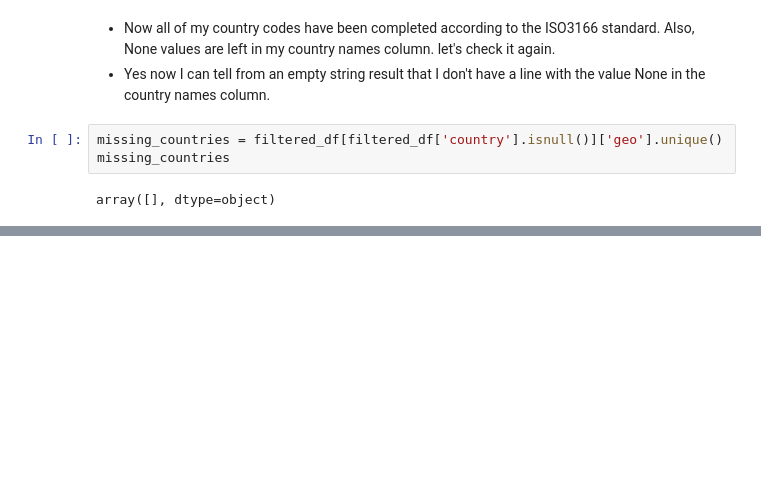
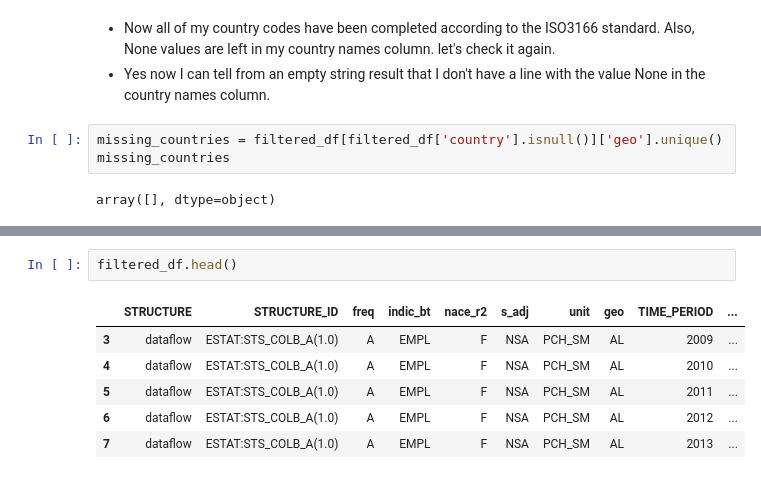
Before and after one commit to kalememre/CA2, a Jupyter notebook: labour.ipynb, the cells around one changed output, grey strips where cells are left out. Drawn from its saved outputs; the diff is of its cells as text; blank space fills up the shorter version.

```diff
--- a/labour.ipynb
+++ b/labour.ipynb
@@ -606,0 +649,9 @@ array([], dtype=object)
+# %%
+filtered_df.head()
+# %% [output]
+|  | STRUCTURE | STRUCTURE_ID | freq | indic_bt | nace_r2 | s_adj | unit | geo | TIME_PERIOD | ... |
+| 3 | dataflow | ESTAT:STS_COLB_A(1.0) | A | EMPL | F | NSA | PCH_SM | AL | 2009 | ... |
+| 4 | dataflow | ESTAT:STS_COLB_A(1.0) | A | EMPL | F | NSA | PCH_SM | AL | 2010 | ... |
+| 5 | dataflow | ESTAT:STS_COLB_A(1.0) | A | EMPL | F | NSA | PCH_SM | AL | 2011 | ... |
+| 6 | dataflow | ESTAT:STS_COLB_A(1.0) | A | EMPL | F | NSA | PCH_SM | AL | 2012 | ... |
+| 7 | dataflow | ESTAT:STS_COLB_A(1.0) | A | EMPL | F | NSA | PCH_SM | AL | 2013 | ... |
```
Also changed, not shown: parts of 24 cells of this notebook.
